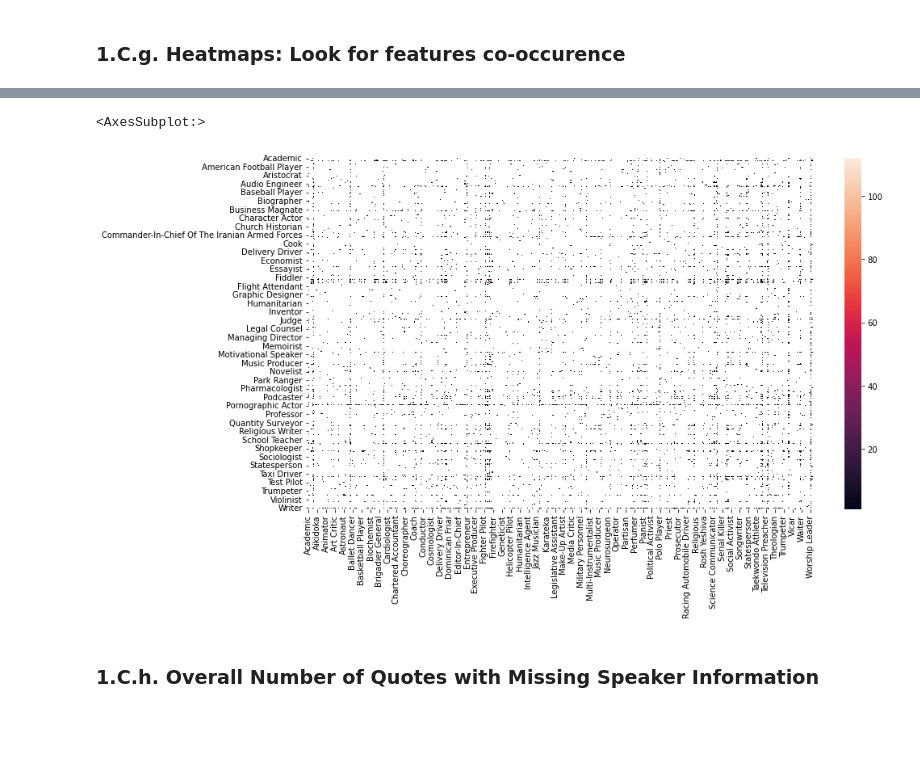
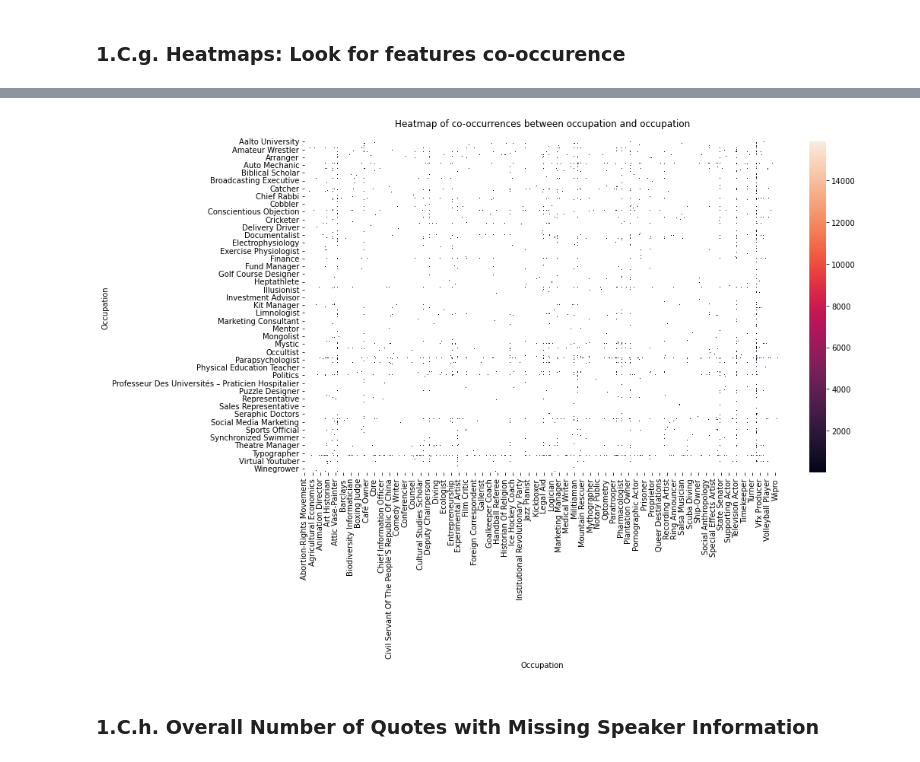
Before and after one commit to epfl-ada/ada-2021-project-cool-group-name, a Jupyter notebook: Project.ipynb, the cells around one changed output, grey strips where cells are left out. Saved outputs shown, nothing was run; the diff lists cells and outputs as text; code cells hidden in the pictures; blank space fills up the shorter version.

```diff
--- a/Project.ipynb
+++ b/Project.ipynb
@@ -470,22 +469,22 @@ Quote count and Occurences show us that media is more enclined to quote Catholic
 ### 1.C.g. Heatmaps: Look for features co-occurence
 # %%
 
-def plot_heatmaps(data,feature1,feature2,weight):
+def plot_heatmaps(data,feature1,feature2,weight='quote_count'):
 
-    co_occurence_counter=Counter()
+    co_occurrence_counter=Counter()
     matrix_counts={}
 
     if feature1 == feature2:
         df = pd.DataFrame(data[feature1].dropna(axis = 0, how = 'any'))
         for _, row in df.iterrows():
-            co_occurence_counter.update(Counter(list(itertools.combinations(row[feature1], 2))))
+            co_occurrence_counter.update(Counter(list(itertools.combinations(row[feature1], 2))))
 
-        ser = pd.Series(list(co_occurence_counter.values()),index=pd.MultiIndex.from_tuples(co_occurence_counter.keys()))
+        ser = pd.Series(list(co_occurrence_counter.values()),index=pd.MultiIndex.from_tuples(co_occurrence_counter.keys()))
         df = ser.unstack()
         df.head()
         plt.figure(figsize = (14, 8))
         sns.heatmap(df)
-
+        plt.title("Heatmap of co-occurrences between "+ feature1 + " and "+ feature2, pad=20)
     else:
         df = data[[feature1, feature2, weight]].dropna(axis = 0, how = 'any')
         for _, row in df.iterrows():
@@ -501,9 +500,8 @@ def plot_heatmaps(data,feature1,feature2,weight):
         df=pd.DataFrame(matrix_counts)
         plt.figure(figsize = (14, 8))
         sns.heatmap(df,norm=LogNorm())
+        plt.title("Heatmap of Quote Counts between "+ feature1 + " and "+ feature2, pad=20)
 
-
-    plt.title("Heatmap of Quote Counts between "+ feature1 + " and "+ feature2, pad=20)
     plt.xlabel(feature1.title())
     plt.ylabel(feature2.title())
     plt.show()
@@ -512,20 +512,7 @@ plot_heatmaps(speakers_info,'occupation','gender','quote_count')
 # %%
-plot_heatmaps(speakers_info,'occupation','occupation','quote_count')
+plot_heatmaps(speakers_info,'occupation','occupation')
+# %% [output]
+[figure, added]
-# %%
-
-df=speakers_info.dropna(axis = 0, how = 'any')
-a=Counter()
-for _, row in df.iterrows():
-    a.update(Counter(list(itertools.combinations(row['occupation'], 2))))
-
-ser = pd.Series(list(a.values()),
-                  index=pd.MultiIndex.from_tuples(a.keys()))
-df = ser.unstack()
-plt.figure(figsize = (14, 8))
-sns.heatmap(df)
-# %% [output]
-<AxesSubplot:>
-[figure, removed]
 # %% [markdown]
 <a id='overall'></a>
 ### 1.C.h. Overall Number of Quotes with Missing Speaker Information
```
Also changed, not shown: parts of 2 cells of this notebook.
